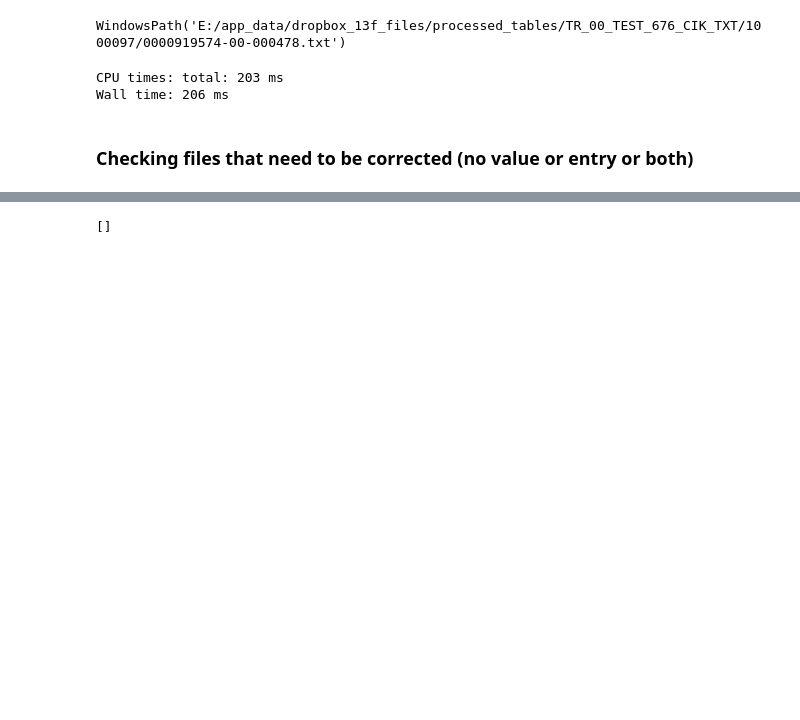
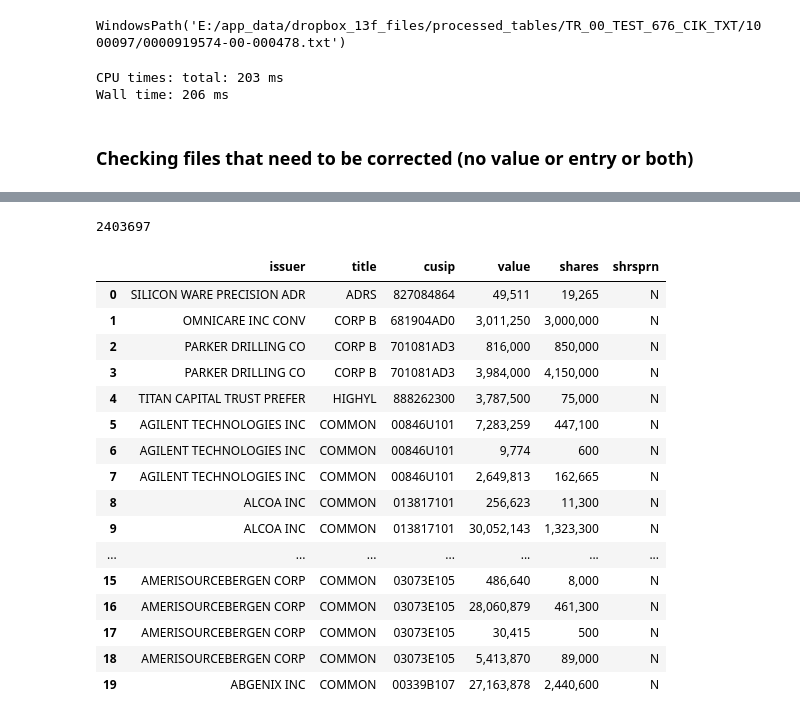
Before and after one commit to kuatroka/visualisation_training, a Jupyter notebook: altair_tutorial/notebooks/experiments_polars.ipynb, the cells around one changed output, grey strips where cells are left out. Drawn from its saved outputs; the diff is of its cells as text; code cells hidden in the pictures; blank space fills up the shorter version.

```diff
--- a/altair_tutorial/notebooks/experiments_polars.ipynb
+++ b/altair_tutorial/notebooks/experiments_polars.ipynb
@@ -536,7 +603,25 @@ l
 # %%
-matches
+import re
+
+text = """
+\n</Table>\n\n- --------------------------------------------------------------------------------\n- --------------------------------------------------------------------------------\n<PAGE>\n\n\n                                    FORM 13F\n\n                                  SUMMARY PAGE\n\nReport Summary:\n\nNumber of Other Included Managers:                       0\n                                        ---------------------------------------\n\nForm 13F Information Table Entry Total:                 659\n                                        ---------------------------------------\n                                                     2,403,697\nForm 13F Information Table Value Total: --------------------------------------\n                                                    (thousands)\n
+"""
+
+start_str = "Entry Total"
+end_str = "Value Total"
+
+match = re.search(r"{}(.*){}".format(start_str, end_str), text, flags=re.DOTALL)
+
+if match:
+    value = match.group(1)
+    value = re.findall(r'\b\$?\d{1,3}(?:,\d{3})*(?:\.\d+)?\b', value)[-1]
+    value = re.sub(r'\D', '', value)
+
+    print(value, sep="\n\n####################\n")
+else:
+    print("No match found")
 # %% [output]
-[]
+2403697
 # %%
 import pandas as pd
 
@@ -563,3 +656,25 @@ df.to_csv(Path.joinpath(file.parent, 'filing_copy.csv'), index=False)
+# %%
+d = pd.read_csv(Path.joinpath(file.parent, 'filing_copy.csv'))
+# %%
+d.head(20)
+# %% [output]
+|  | issuer | title | cusip | value | shares | shrsprn |
+| 0 | SILICON WARE PRECISION ADR | ADRS | 827084864 | 49,511 | 19,265 | N |
+| 1 | OMNICARE INC CONV | CORP B | 681904AD0 | 3,011,250 | 3,000,000 | N |
+| 2 | PARKER DRILLING CO | CORP B | 701081AD3 | 816,000 | 850,000 | N |
+| 3 | PARKER DRILLING CO | CORP B | 701081AD3 | 3,984,000 | 4,150,000 | N |
+| 4 | TITAN CAPITAL TRUST PREFER | HIGHYL | 888262300 | 3,787,500 | 75,000 | N |
+| 5 | AGILENT TECHNOLOGIES INC | COMMON | 00846U101 | 7,283,259 | 447,100 | N |
+| 6 | AGILENT TECHNOLOGIES INC | COMMON | 00846U101 | 9,774 | 600 | N |
+| 7 | AGILENT TECHNOLOGIES INC | COMMON | 00846U101 | 2,649,813 | 162,665 | N |
+| 8 | ALCOA INC | COMMON | 013817101 | 256,623 | 11,300 | N |
+| 9 | ALCOA INC | COMMON | 013817101 | 30,052,143 | 1,323,300 | N |
+| ... | ... | ... | ... | ... | ... | ... |
+| 15 | AMERISOURCEBERGEN CORP | COMMON | 03073E105 | 486,640 | 8,000 | N |
+| 16 | AMERISOURCEBERGEN CORP | COMMON | 03073E105 | 28,060,879 | 461,300 | N |
+| 17 | AMERISOURCEBERGEN CORP | COMMON | 03073E105 | 30,415 | 500 | N |
+| 18 | AMERISOURCEBERGEN CORP | COMMON | 03073E105 | 5,413,870 | 89,000 | N |
+| 19 | ABGENIX INC | COMMON | 00339B107 | 27,163,878 | 2,440,600 | N |
 # %%
 txt = """
 AB,CD,EF, JJ
```
Also changed, not shown: parts of 6 cells of this notebook.
